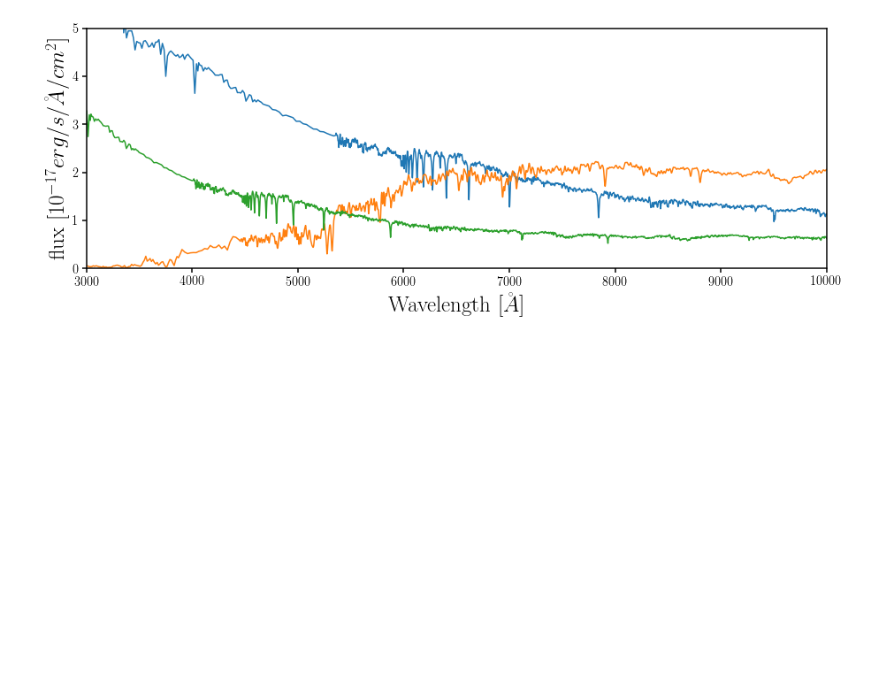
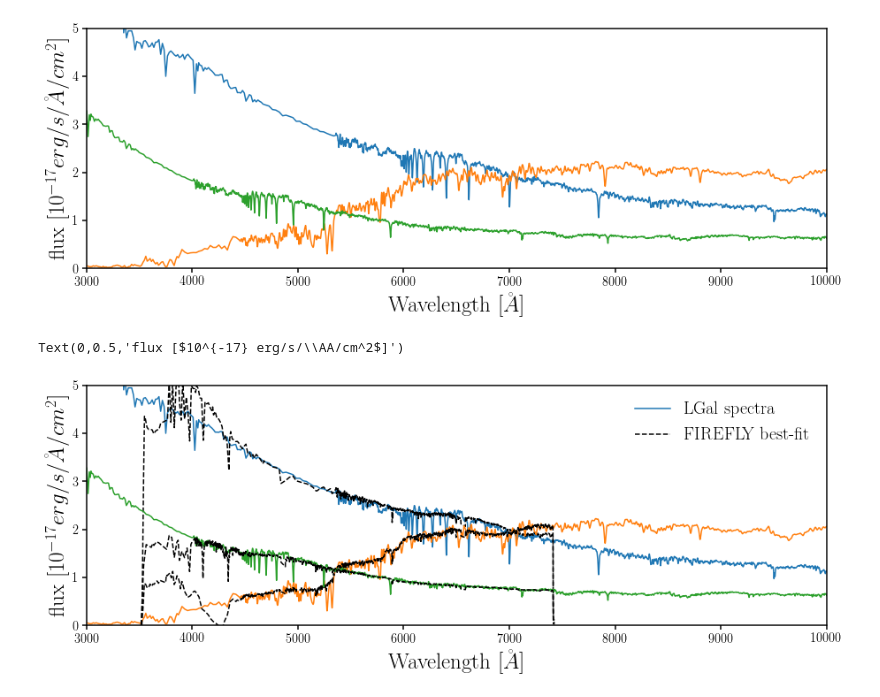
Before and after one commit to changhoonhahn/FOMOspec, a Jupyter notebook: notebook/local_firefly.ipynb, the cells around one changed output. Cells and saved outputs as stored; diff of their text form; code cells hidden in the pictures; blank space fills up the shorter version.

Commit message:
firefly implemented on LGal source spectra

```diff
--- a/notebook/local_firefly.ipynb
+++ b/notebook/local_firefly.ipynb
@@ -58,3 +59,43 @@ sub.set_ylabel('flux [$10^{-17} erg/s/\AA/cm^2$]', fontsize=25)
 # %% [output]
 Text(0,0.5,'flux [$10^{-17} erg/s/\\AA/cm^2$]')
 [figure]
+# %%
+def firefly_bestfit(galid):
+    speci = SpecInput(galid)
+    gspec = Spec.GSfirefly()
+    gspec.generic(speci['wave'], speci['flux'])
+    gspec.path_to_spectrum = UT.dat_dir()
+    model_gcs = spm.StellarPopulationModel(gspec,
+                                       None, # output file
+                                       co.Planck13, # comsology
+                                       models = 'm11', # model ('m11', 'bc03', 'm09')
+                                       model_libs = ['MILES'], # model library for M11
+                                       imfs = ['cha'], # IMF used ('ss', 'kr', 'cha')
+                                       hpf_mode = 'on', # uses HPF to dereden the spectrum
+                                       age_limits = [0, 15],
+                                       Z_limits = [-3., 5.],
+                                       wave_limits = [3350., 9000.],
+                                       suffix="_SPM-MILES.fits",
+                                       downgrade_models = False,
+                                       data_wave_medium = 'vacuum',
+                                       use_downgraded_models = False,
+                                       write_results = False)
+    model_gcs.fit_models_to_data()
+    return [model_gcs.wave, model_gcs.best_fit]
+# %%
+fig = plt.figure(figsize=(15,5))
+sub = fig.add_subplot(111)
+for ii, idd in enumerate([101314, 253044, 10924]):
+    spec_in = SpecInput(idd)
+    sub.plot(spec_in['wave'], spec_in['flux_dust_nonoise'], c='C'+str(ii), label='LGal spectra')
+    w, firefly_fit = firefly_bestfit(idd)
+    sub.plot(w, firefly_fit, c='k', ls='--', label='FIREFLY best-fit')
+    if ii == 0:
+        sub.legend(loc='upper right', fontsize=20)
+sub.set_xlim([3e3, 1e4])
+sub.set_xlabel('Wavelength [$\AA$]', fontsize=25)
+sub.set_ylim([0., 5])
+sub.set_ylabel('flux [$10^{-17} erg/s/\AA/cm^2$]', fontsize=25)
+# %% [output]
+Text(0,0.5,'flux [$10^{-17} erg/s/\\AA/cm^2$]')
+[figure, added]
```
Also changed, not shown: parts of 1 cell of this notebook, 1 other file.
